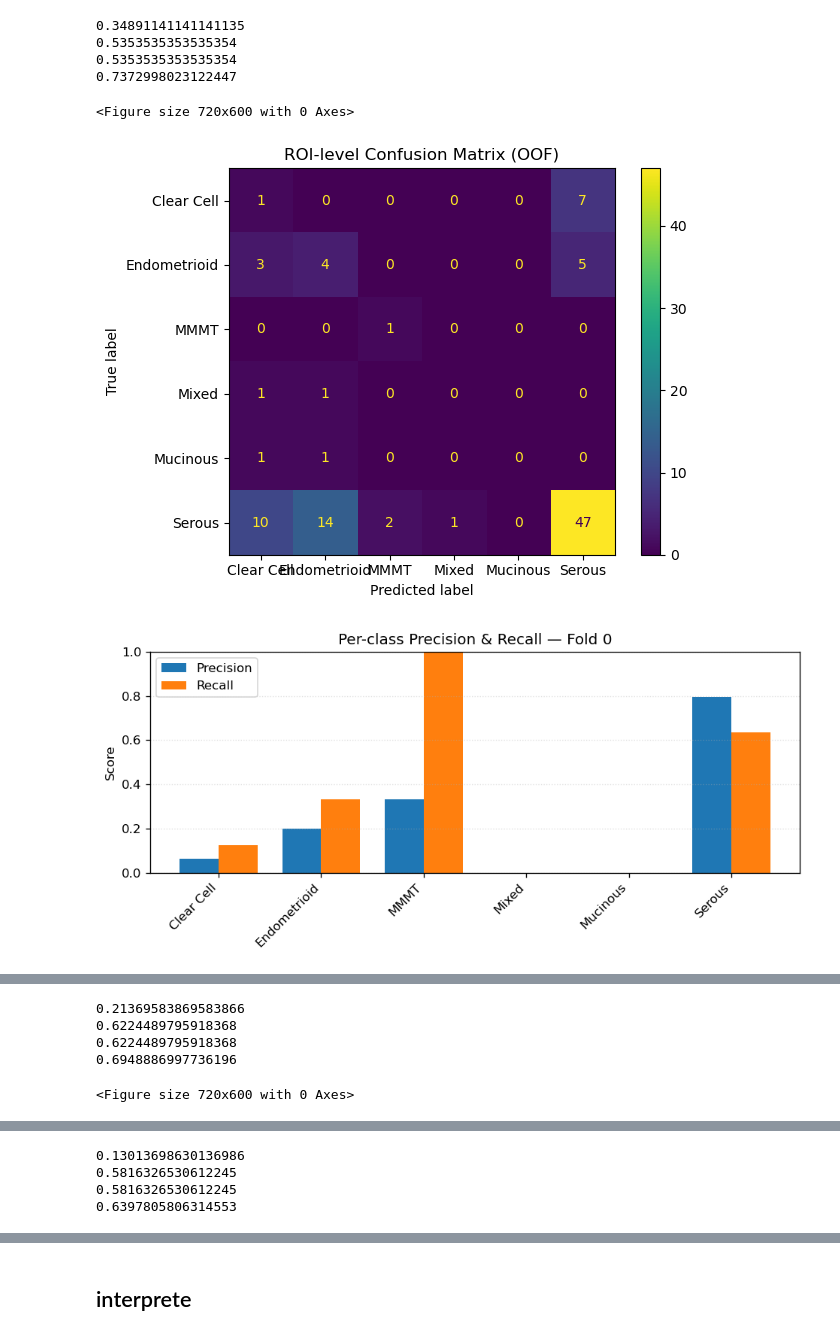
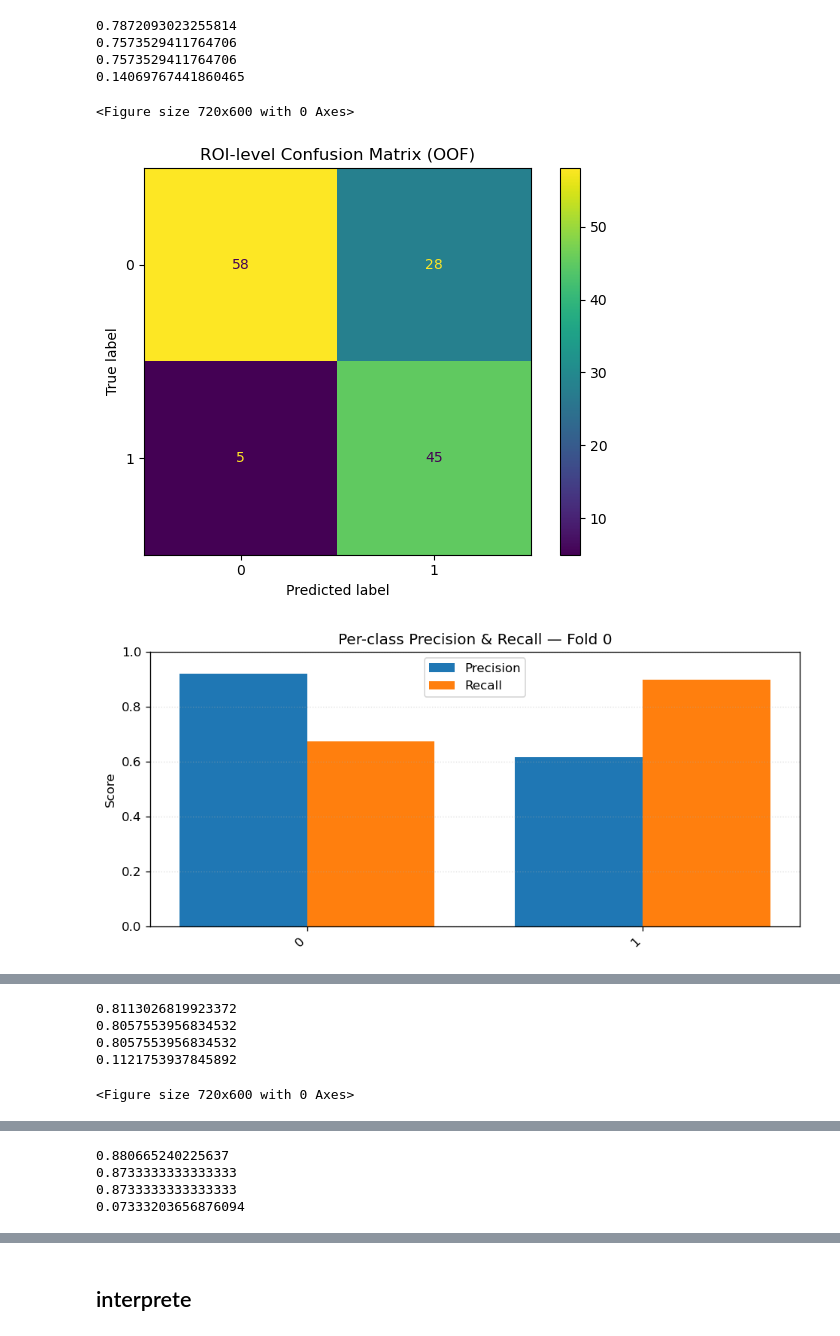
Before and after one commit to dimi-lab/TMA_Graph_Embedding, a Jupyter notebook: notebooks/reproduce_model.ipynb, the cells around one changed output, grey strips where cells are left out. Saved outputs shown, nothing was run; the diff lists cells and outputs as text; code cells hidden in the pictures.

Commit message:
some visualizations

```diff
--- a/notebooks/reproduce_model.ipynb
+++ b/notebooks/reproduce_model.ipynb
@@ -67,7 +122,7 @@ from sklearn.metrics import (
 import matplotlib.pyplot as plt
 
 # 1) POINT THIS TO YOUR run's --outdir
-RUN_DIR = Path("/projects/wangc/m344313/OVTMA_project/output/fov297_fastrp_none")
+RUN_DIR = Path("/projects/wangc/m344313/OVTMA_project/output/bms1_full_radius_25_power")
 EVAL_DIR = RUN_DIR / "evaluate" / "roi_supervised_best/roc_auc"
 
 # 2) Load saved ROI embedding, ROI order, trained fold classifiers
@@ -82,21 +137,21 @@ classes_str = diag["classes"]                     # label names in the fit
 n_splits_eff = int(diag["n_splits_effective"])
 
 # ROI-level labels in the embedding order
-roi_lab = (pd.DataFrame({"ROI": group_ids})
-           .merge(df[["ROI","roi_label"]].drop_duplicates(), on="ROI", how="left"))
+roi_lab = (pd.DataFrame({"roi_id": group_ids})
+           .merge(df[["roi_id","roi_label"]].drop_duplicates(), on="roi_id", how="left"))
 assert not roi_lab["roi_label"].isna().any(), "Missing ROI labels."
 
 # Use the same label mapping as training (LabelEncoder equivalent)
 # Ensure order matches classes_str from training
 le = LabelEncoder(); le.classes_ = np.array(classes_str, dtype=object)
-y = le.transform(roi_lab["roi_label"].values)
+y = le.transform(roi_lab["roi_label"].values.astype(str))
 
 # Optional grouping (if present in df)
 groups = None
 use_groups = False
-if "Subject" in df.columns:
-    gmap = df[["ROI","Subject"]].drop_duplicates()
-    groups = pd.DataFrame({"ROI": group_ids}).merge(gmap, on="ROI", how="left")["Subject"].values
+if "patient_id" in df.columns:
+    gmap = df[["roi_id","patient_id"]].drop_duplicates()
+    groups = pd.DataFrame({"roi_id": group_ids}).merge(gmap, on="roi_id", how="left")["patient_id"].values
     # Heuristic: if unique groups >= n_splits and matches clf_count, use GroupKFold
     use_groups = pd.Series(groups).notna().all() and pd.Series(groups).nunique() >= n_splits_eff
 
@@ -121,41 +176,49 @@ oof_rows = []
 for fold_idx, ((tr, va), clf) in enumerate(zip(split_iter, clf_list)):
     y_true = y[va]
     y_pred = clf.predict(E[va])
     proba  = clf.predict_proba(E[va])  # columns correspond to le.classes_
     for i, idx in enumerate(va):
         row = {
             "fold": fold_idx,
-            "ROI": group_ids[idx],
+            "roi_id": group_ids[idx],
             "y_true": le.classes_[y_true[i]],
             "y_pred": le.classes_[y_pred[i]],
         }
         # add per-class probabilities (nice to have)
         for ci, cname in enumerate(le.classes_):
             row[f"proba_{cname}"] = float(proba[i, ci])
         oof_rows.append(row)
 oof = pd.DataFrame(oof_rows)
 class_to_idx = {c:i for i,c in enumerate(le.classes_)}
 
 
 for fold_id, g in oof.groupby("fold", sort=True):
     print(balanced_accuracy_score(g["y_true"], g["y_pred"]))
     print(accuracy_score(g["y_true"], g["y_pred"]))
     print(recall_score(g["y_true"], g["y_pred"],average="weighted"))
-    proba = g[['proba_Clear Cell',
-       'proba_Endometrioid', 'proba_MMMT', 'proba_Mixed', 'proba_Mucinous',
-       'proba_Serous']].values
-    print(roc_auc_score(g["y_true"], proba,multi_class="ovr", average="macro"))
+    proba_cols = [c for c in g.columns if "proba" in c]
+    proba = g[proba_cols].values
+    if proba.shape[1] == 2:
+        print(roc_auc_score(g["y_true"], proba[:,0]))
+    else:
+        print(roc_auc_score(g["y_true"], proba,multi_class="ovr", average="macro"))
     plot_cm(g["y_true"], g["y_pred"], le)
     y_true_idx_f = g["y_true"].map(class_to_idx).values
     y_pred_idx_f = g["y_pred"].map(class_to_idx).values
     pr_f = pr_table(y_true_idx_f, y_pred_idx_f, class_names=le.classes_)
 
     plot_pr_grouped(pr_f, title=f"Per-class Precision & Recall — Fold {fold_id}", ylim=(0,1))
+    plot_roc_curves(
+        y_true_labels=g["y_true"].values,
+        proba=proba,
+        class_names=le.classes_,
+        title=f"ROC — Fold {fold_id}"
+    )
 # %% [output]
-0.34891141141141135
-0.5353535353535354
-0.5353535353535354
-0.7372998023122447
+0.7872093023255814
+0.7573529411764706
+0.7573529411764706
+0.14069767441860465
 <Figure size 720x600 with 0 Axes>
-[figure, old version]
+[figure, new version]
-[figure, old version]
+[figure, new version]
@@ -162,5 +226,5 @@ for fold_id, g in oof.groupby("fold", sort=True):
-0.21369583869583866
-0.6224489795918368
-0.6224489795918368
-0.6948886997736196
+0.8113026819923372
+0.8057553956834532
+0.8057553956834532
+0.1121753937845892
 <Figure size 720x600 with 0 Axes>
@@ -169,5 +234,5 @@ for fold_id, g in oof.groupby("fold", sort=True):
-0.13013698630136986
-0.5816326530612245
-0.5816326530612245
-0.6397805806314553
+0.880665240225637
+0.8733333333333333
+0.8733333333333333
+0.07333203656876094
 <Figure size 720x600 with 0 Axes>
```
Also changed, not shown: parts of 7 cells of this notebook, 6 other files.
